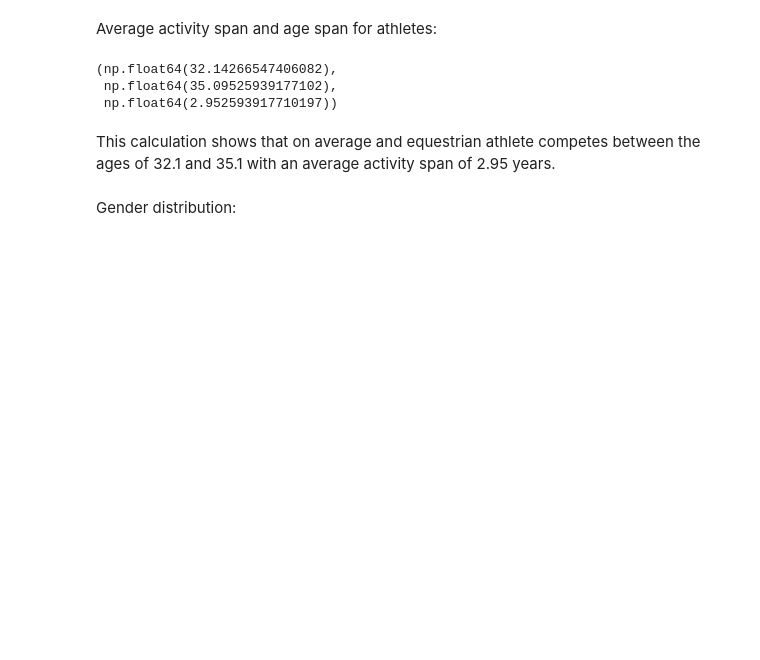
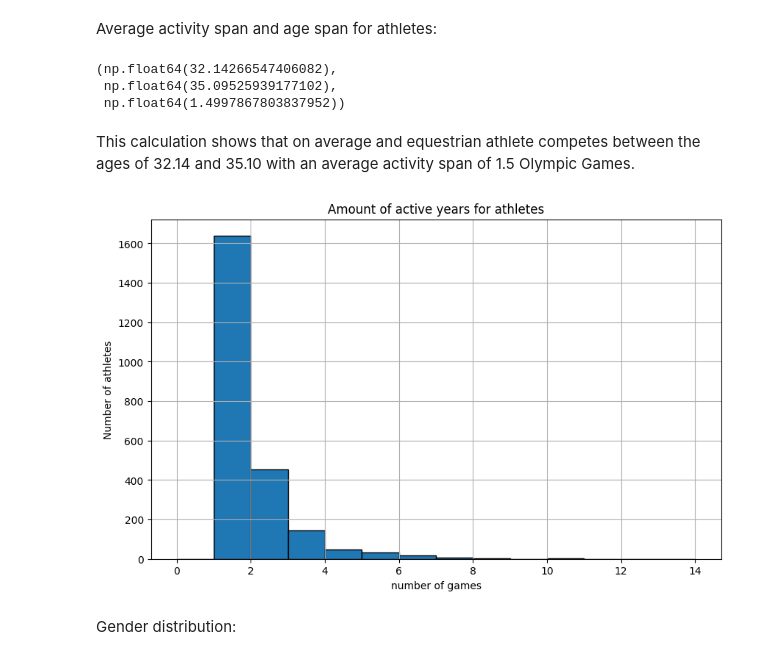
Before and after one commit to Aggisimov/Grupparbete_Italy, a Jupyter notebook: grupparbete.ipynb, the cells around one changed output. Cells and saved outputs as stored; diff of their text form; code cells hidden in the pictures; blank space fills up the shorter version.

Commit message:
uppdated activity span calculation and graph

```diff
--- a/grupparbete.ipynb
+++ b/grupparbete.ipynb
@@ -194,17 +194,36 @@ plt.show()
 # %% [markdown]
 Average activity span and age span for athletes:
 # %%
-age_span_per_person = df_equestrianism.groupby('Name')['Age'].agg(['min', 'max']).reset_index()
+min_age = df_equestrianism['Age'].min()
+max_age = df_equestrianism['Age'].max()
+age_span_per_person = df_equestrianism.groupby('Name').agg(
+    MinAge=('Age', 'min'),
+    MaxAge=('Age', 'max'),
+    ActiveYears=('Year', lambda x: x.nunique())
+    ).reset_index()
 
-age_span_per_person.rename(columns={'min': 'MinAge', 'max': 'MaxAge'}, inplace=True)
-age_span_per_person['Span'] = age_span_per_person['MaxAge'] - age_span_per_person['MinAge']
-age_span_per_person['MinAge'].mean(), age_span_per_person['MaxAge'].mean(), age_span_per_person['Span'].mean()
+average_min_age = age_span_per_person['MinAge'].mean()
+average_max_age = age_span_per_person['MaxAge'].mean()
+average_activity_span = age_span_per_person['ActiveYears'].mean()
+
+average_min_age, average_max_age, average_activity_span
 # %% [output]
 (np.float64(32.14266547406082),
  np.float64(35.09525939177102),
- np.float64(2.952593917710197))
+ np.float64(1.4997867803837952))
 # %% [markdown]
-This calculation shows that on average and equestrian athlete competes between the ages of 32.1 and 35.1 with an average activity span of 2.95 years.
+This calculation shows that on average and equestrian athlete competes between the ages of 32.14 and 35.10 with an average activity span of 1.5 Olympic Games.
+# %%
+bins=range(0, int(longest_active + 5), 1)
+plt.figure(figsize=(10,6))
+plt.hist(age_span_per_person['ActiveYears'], bins = bins, edgecolor='black')
+plt.title("Amount of active years for athletes")
+plt.xlabel("number of games")
+plt.ylabel("Number of athletes")
+plt.grid()
+plt.show()
+# %% [output]
+[figure, added]
 # %% [markdown]
 Gender distribution:
 # %%
```
